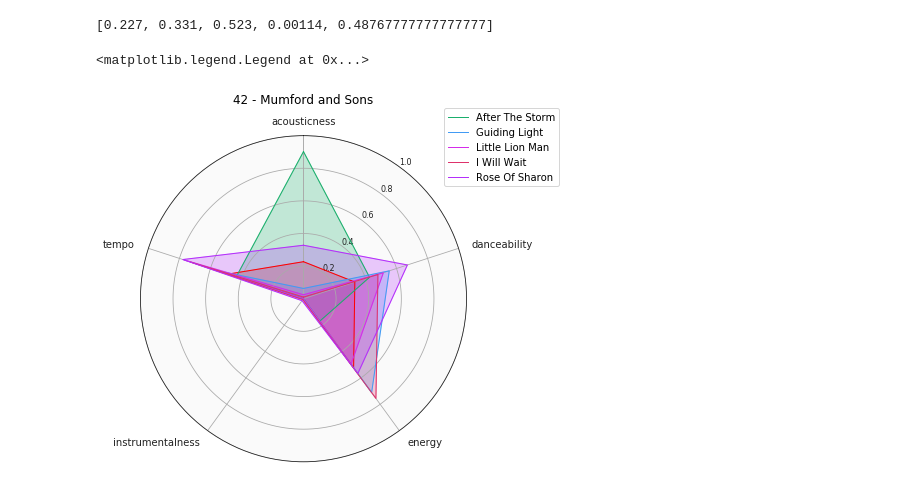
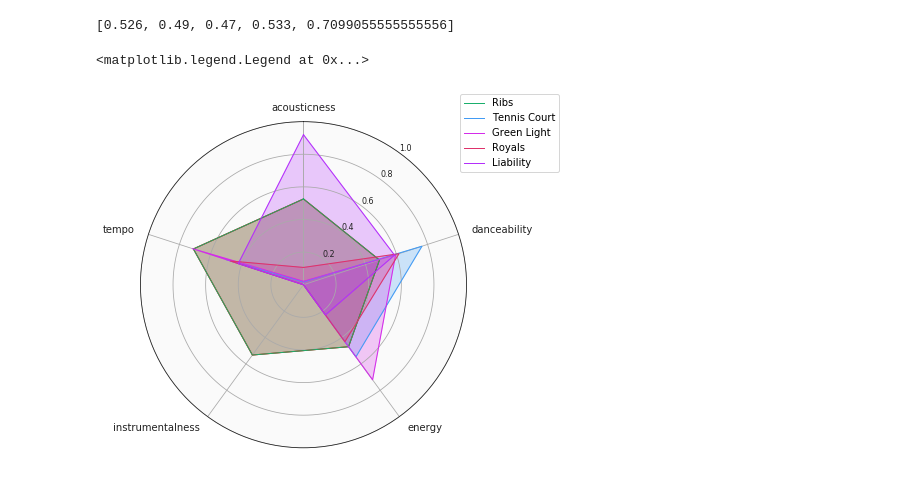
Before and after one commit to sejaldua/lyrical-sentiment-analysis, a Jupyter notebook: mumford.ipynb, the cells around one changed output. Saved outputs shown, nothing was run; the diff lists cells and outputs as text; code cells hidden in the pictures.

```diff
--- a/mumford.ipynb
+++ b/mumford.ipynb
@@ -205,7 +168,7 @@ labels = ['acousticness', 'danceability', 'energy', 'instrumentalness', 'tempo']
 new_df = final_df.loc[ : , ['name', 'acousticness', 'danceability', 'energy', 'instrumentalness', 'tempo'] ]
 new_df.set_index('name', inplace=True)
 new_df.head()
-values = new_df.loc['42'].tolist()
+values = new_df.loc['Ribs'].tolist()
 values[-1] = values[-1]/180
 print(values)
 
@@ -254,38 +217,38 @@ def add_to_radar(song_name, color):
   values = new_df.loc[song_name].tolist()
   values[-1] = values[-1]/180
   values += values[:1]
   ax.plot(angles, values, color=color, linewidth=1, label=song_name)
   ax.fill(angles, values, color=color, alpha=0.25)
 
 # Add each car to the chart.
-add_to_radar('After The Storm', '#1aaf6c')
-add_to_radar('Guiding Light', '#429bf4')
-add_to_radar('Little Lion Man', '#d42cea')
-add_to_radar('I Will Wait', '#de326b')
-add_to_radar('Rose Of Sharon', '#b42ffa')
+add_to_radar('Ribs', '#1aaf6c')
+add_to_radar('Tennis Court', '#429bf4')
+add_to_radar('Green Light', '#d42cea')
+add_to_radar('Royals', '#de326b')
+add_to_radar('Liability', '#b42ffa')
 
 # Set position of y-labels (0-100) to be in the middle
 # of the first two axes.
 ax.set_rlabel_position(180 / num_vars)
 
 # Add some custom styling.
 # Change the color of the tick labels.
 ax.tick_params(colors='#222222')
 # Make the y-axis (0-100) labels smaller.
 ax.tick_params(axis='y', labelsize=8)
 # Change the color of the circular gridlines.
 ax.grid(color='#AAAAAA')
 # Change the color of the outermost gridline (the spine).
 ax.spines['polar'].set_color('#222222')
 # Change the background color inside the circle itself.
 ax.set_facecolor('#FAFAFA')
 
 # Lastly, give the chart a title and give it some
 # padding above the "Acceleration" label.
-ax.set_title('42 - Mumford and Sons', y=1.08)
+#ax.set_title('42 - Mumford and Sons', y=1.08)
 
 ax.legend(loc='upper right', bbox_to_anchor=(1.3, 1.1))
 # %% [output]
-[0.227, 0.331, 0.523, 0.00114, 0.48767777777777777]
+[0.526, 0.49, 0.47, 0.533, 0.7099055555555556]
 <matplotlib.legend.Legend at 0x...>
-[figure, old version]
+[figure, new version]
```
Also changed, not shown: parts of 7 cells of this notebook, 1 other file.
